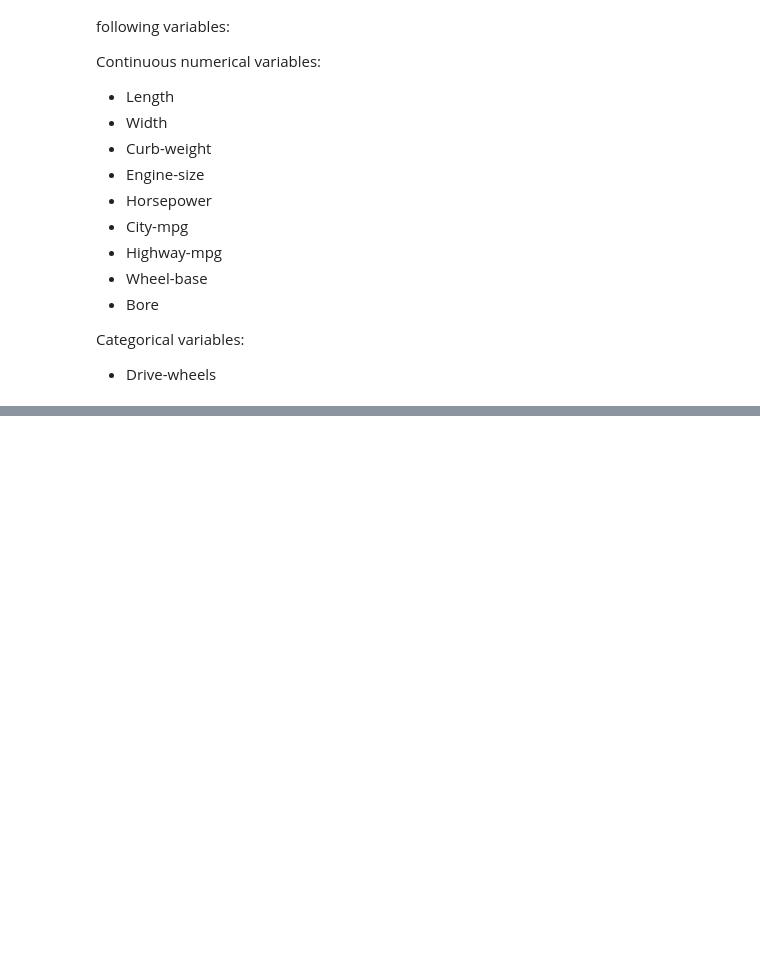
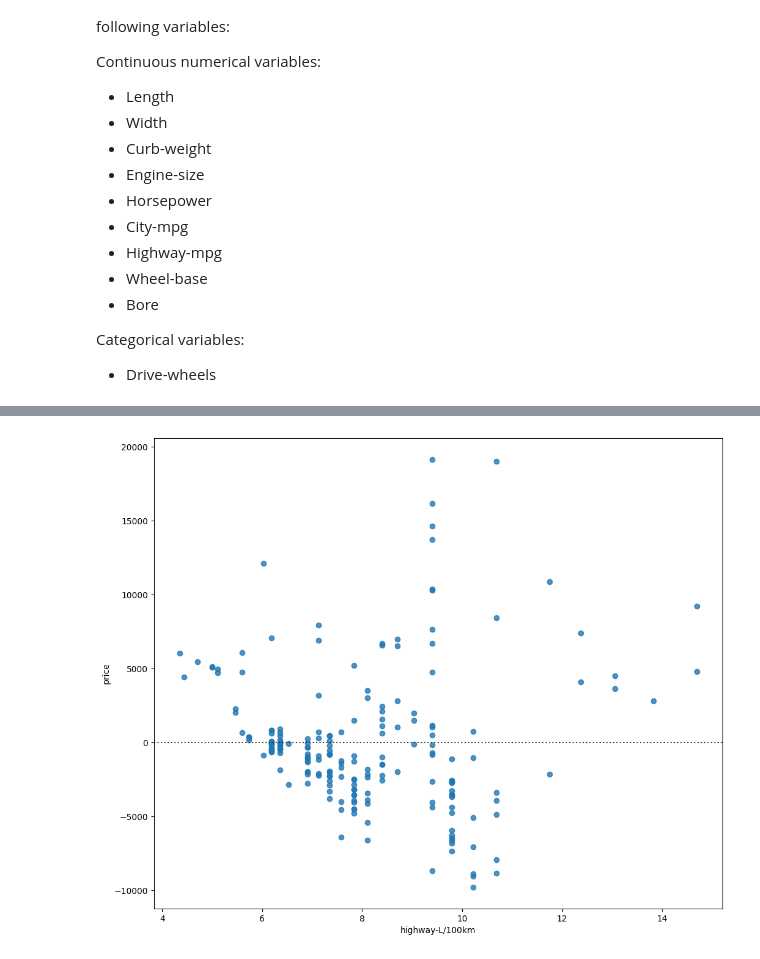
Before and after one commit to taisakamisarava/Auto_price_prediction, a Jupyter notebook: Autos.ipynb, the cells around one changed output, grey strips where cells are left out. Saved outputs shown, nothing was run; the diff lists cells and outputs as text; code cells hidden in the pictures; blank space fills up the shorter version.

```diff
--- a/Autos.ipynb
+++ b/Autos.ipynb
@@ -919,0 +974,11 @@ array([ 36.6377371 ,   3.50038215,  85.37370862, 500.51979785])
+# %%
+width = 12
+height = 10
+plt.figure(figsize = (width, height))
+sns.residplot( x= df['highway-L/100km'], y = df['price'])
+plt.show()
+
+# residuals are not randomly spread around the x-axis
+# a non-linear model may be more appropriate for this data.
+# %% [output]
+[figure, added]
```
Also changed, not shown: parts of 45 cells of this notebook.
